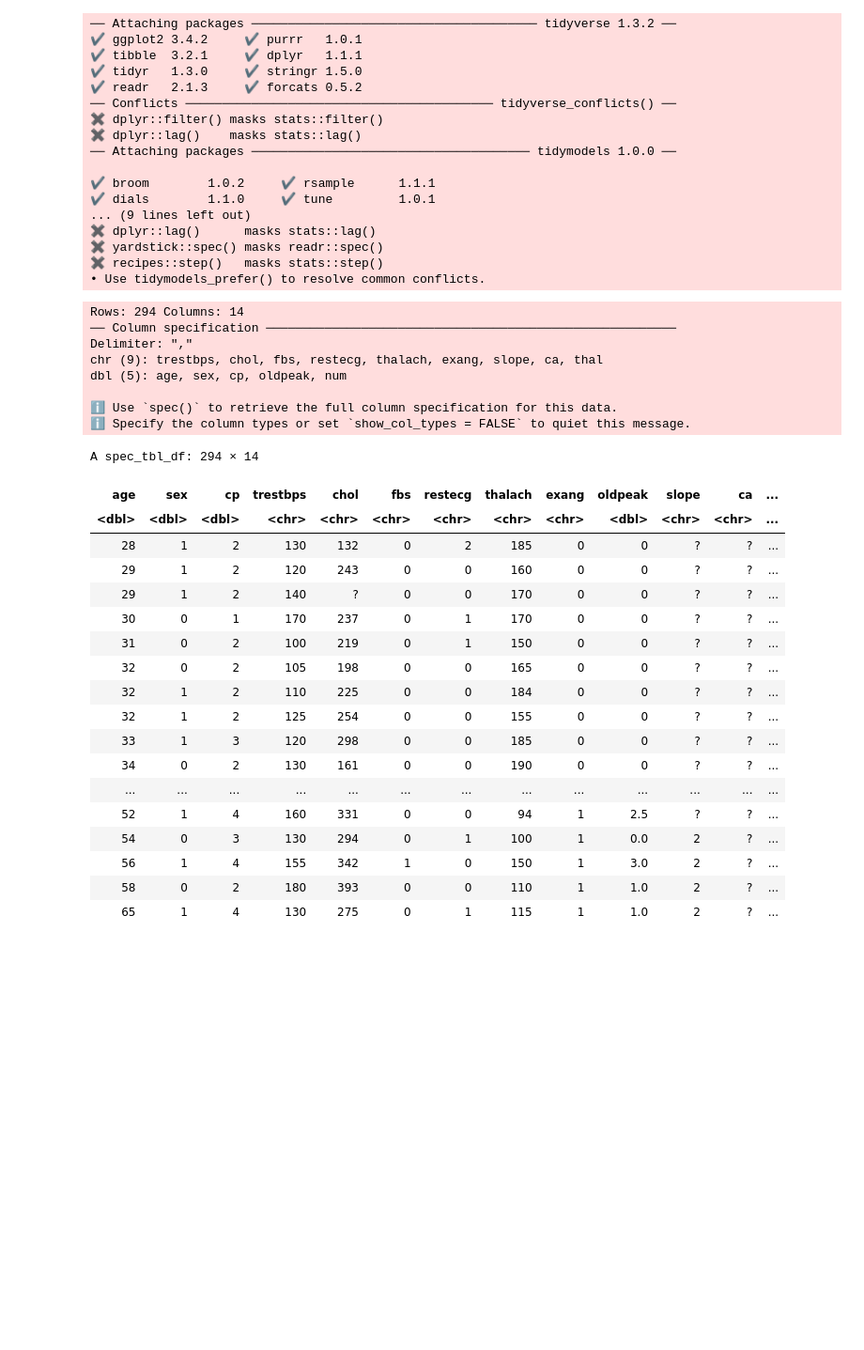
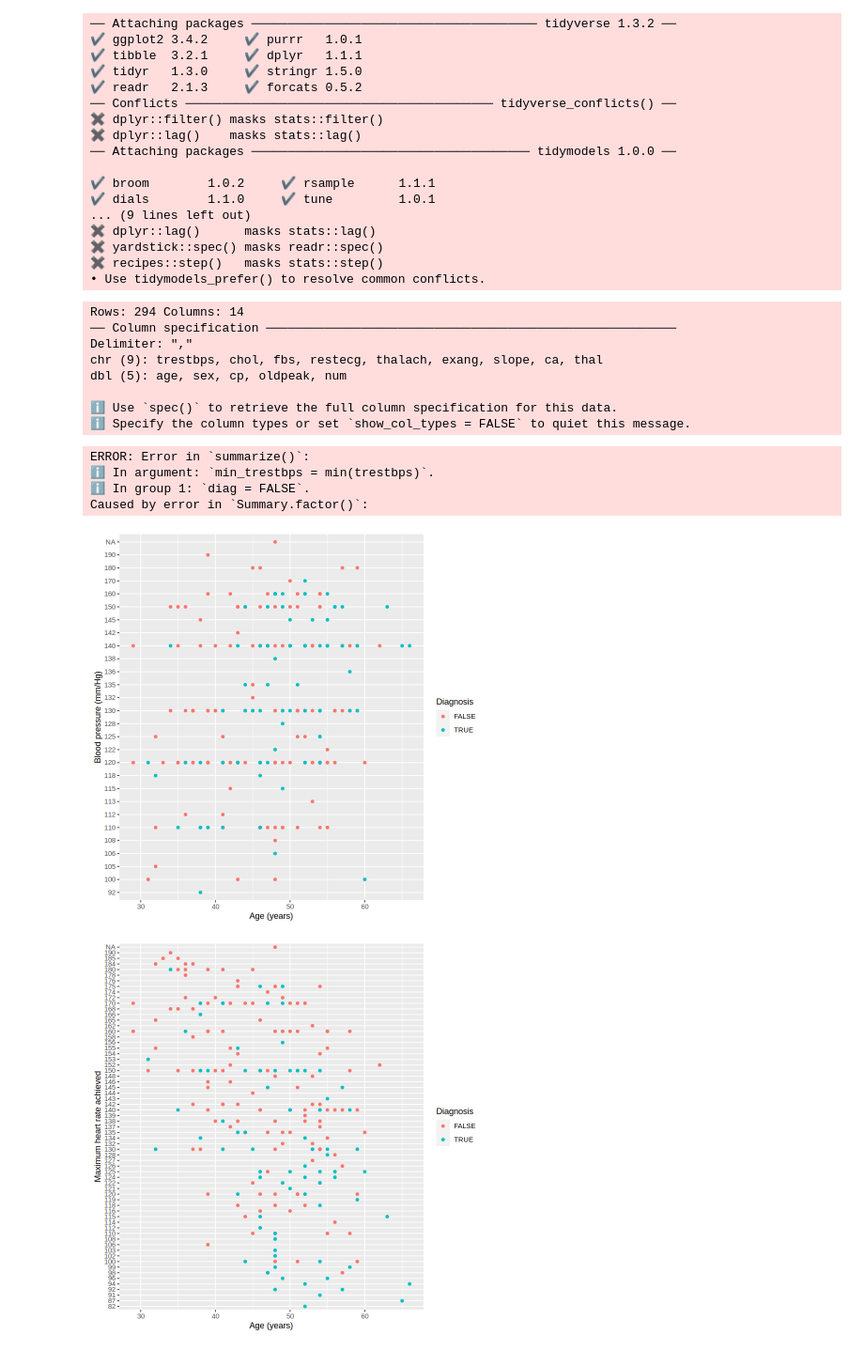
Before and after one commit to Aryan-SeongJae/Data-Science-Project---DSCI-100-HEART-DATABASE-Hungary, a Jupyter notebook: Group Project Proposal.ipynb, the cells around one changed output. Shown at 94% size. Cells and saved outputs as stored; diff of their text form; code cells hidden in the pictures; blank space fills up the shorter version.

```diff
--- a/Group Project Proposal.ipynb
+++ b/Group Project Proposal.ipynb
@@ -35,10 +35,28 @@ library(dplyr)
 ✖ recipes::step()   masks stats::step()
 • Use tidymodels_prefer() to resolve common conflicts.
 # %%
-#reading and selecting the data
+#reading the data
 column_names <- c("age", "sex", "cp", "trestbps", "chol", "fbs", "restecg", "thalach", "exang", "oldpeak", "slope", "ca", "thal", "num")
 heart_data <- read_csv("data/processed.hungarian.data", col_names = column_names)
-heart_data
+
+#cleaning and wrangling data
+heart_data[ heart_data == "?"] <- NA
+
+heart_clean <- heart_data |>
+               mutate(diag = ifelse(is.na(num), NA, (num > 0))) |>
+               mutate(trestbps = as.factor(as.integer(trestbps)),
+                      chol = as.factor(as.integer(chol)),
+                      fbs = as.factor(as.integer(fbs)),
+                      thalach = as.factor(as.integer(thalach)),
+                      exang = as.factor(as.integer(exang)),
+                      slope = as.factor(as.integer(slope)),
+                      ca = as.factor(as.integer(ca)),
+                      thal = as.factor(as.integer(thal)))
+
+#spliting the data
+heart_split <- initial_split(heart_clean, prop = 0.75, strata = num)
+heart_training <- training(heart_split)
+heart_testing <- testing(heart_split)
 # %% [output]
 Rows: 294 Columns: 14
 ── Column specification ────────────────────────────────────────────────────────
@@ -48,22 +66,3 @@ dbl (5): age, sex, cp, oldpeak, num
 
 ℹ Use `spec()` to retrieve the full column specification for this data.
 ℹ Specify the column types or set `show_col_types = FALSE` to quiet this message.
-A spec_tbl_df: 294 × 14
-| age | sex | cp | trestbps | chol | fbs | restecg | thalach | exang | oldpeak | slope | ca | ... |
-| <dbl> | <dbl> | <dbl> | <chr> | <chr> | <chr> | <chr> | <chr> | <chr> | <dbl> | <chr> | <chr> | ... |
-| 28 | 1 | 2 | 130 | 132 | 0 | 2 | 185 | 0 | 0 | ? | ? | ... |
-| 29 | 1 | 2 | 120 | 243 | 0 | 0 | 160 | 0 | 0 | ? | ? | ... |
-| 29 | 1 | 2 | 140 | ? | 0 | 0 | 170 | 0 | 0 | ? | ? | ... |
-| 30 | 0 | 1 | 170 | 237 | 0 | 1 | 170 | 0 | 0 | ? | ? | ... |
-| 31 | 0 | 2 | 100 | 219 | 0 | 1 | 150 | 0 | 0 | ? | ? | ... |
-| 32 | 0 | 2 | 105 | 198 | 0 | 0 | 165 | 0 | 0 | ? | ? | ... |
-| 32 | 1 | 2 | 110 | 225 | 0 | 0 | 184 | 0 | 0 | ? | ? | ... |
-| 32 | 1 | 2 | 125 | 254 | 0 | 0 | 155 | 0 | 0 | ? | ? | ... |
-| 33 | 1 | 3 | 120 | 298 | 0 | 0 | 185 | 0 | 0 | ? | ? | ... |
-| 34 | 0 | 2 | 130 | 161 | 0 | 0 | 190 | 0 | 0 | ? | ? | ... |
-| ... | ... | ... | ... | ... | ... | ... | ... | ... | ... | ... | ... | ... |
-| 52 | 1 | 4 | 160 | 331 | 0 | 0 | 94 | 1 | 2.5 | ? | ? | ... |
-| 54 | 0 | 3 | 130 | 294 | 0 | 1 | 100 | 1 | 0.0 | 2 | ? | ... |
-| 56 | 1 | 4 | 155 | 342 | 1 | 0 | 150 | 1 | 3.0 | 2 | ? | ... |
-| 58 | 0 | 2 | 180 | 393 | 0 | 0 | 110 | 1 | 1.0 | 2 | ? | ... |
-| 65 | 1 | 4 | 130 | 275 | 0 | 1 | 115 | 1 | 1.0 | 2 | ? | ... |
@@ -75,3 +69,31 @@ heart_testing <- testing(heart_split)
 # %%
 heart_summary <- heart_training |>
-                 group_by(diag
+                 group_by(diag) |>
+                 summarize(min_age = min(age), max_age = max(age), mean_age = mean(age),
+                           min_trestbps = min(trestbps), max_trestbps = (trestbps), mean_trestbps(trestbps),
+                           min_thalach = (thalach), max_thalach = (thalach), mean_thalach(thalach),
+                           n_of_patients = n())
+# %% [output]
+ERROR: Error in `summarize()`:
+ℹ In argument: `min_trestbps = min(trestbps)`.
+ℹ In group 1: `diag = FALSE`.
+Caused by error in `Summary.factor()`:
+# %%
+#plotting the training data
+plot_1 <- ggplot(heart_training, aes(x = age, y = trestbps, color = diag)) +
+          geom_point() +
+          labs (x = "Age (years)", y = "Blood pressure (mm/Hg)", color = "Diagnosis")
+plot_1
+
+plot_2 <- ggplot(heart_training, aes(x = age, y = thalach, color = diag)) +
+          geom_point() +
+          labs (x = "Age (years)", y = "Maximum heart rate achieved", color = "Diagnosis")
+plot_2
+
+plot_3 <- ggplot(heart_training, aes(x = thalach , y = trestbps, color = diag)) +
+          geom_point() +
+          labs (x = "Maximum heart rate achieved", y = "Blood pressure (mm/Hg)", color = "Diagnosis")
+plot_3
+# %% [output]
+[figure, added]
+[figure, added]
```
Also changed, not shown: parts of 2 cells of this notebook.
